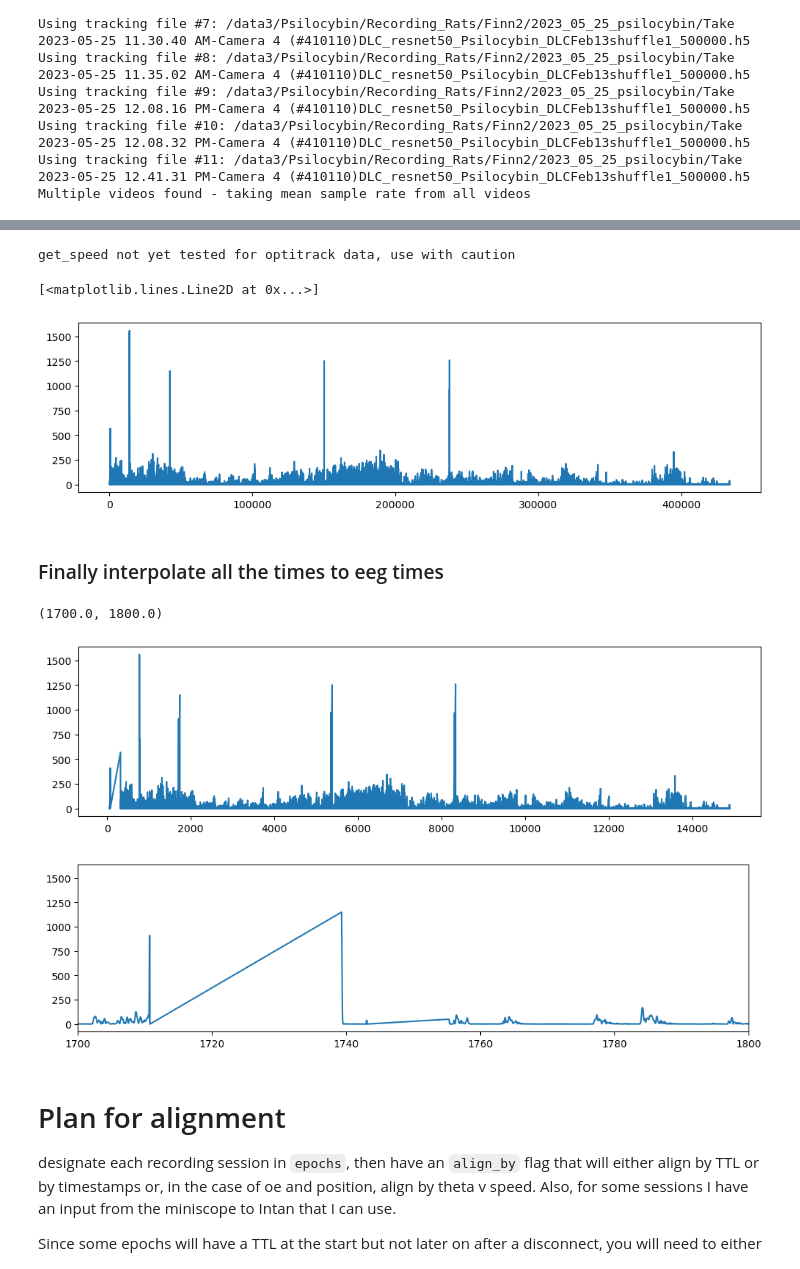
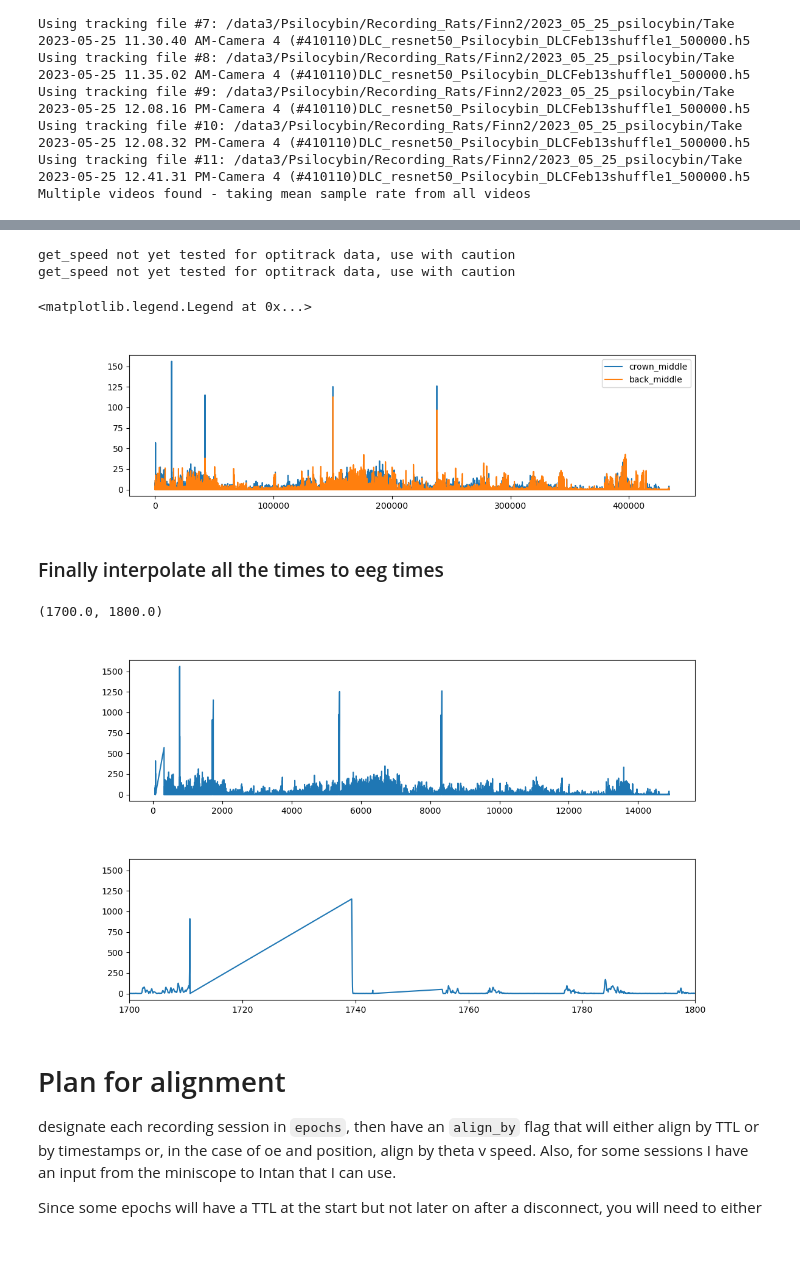
Before and after one commit to diba-lab/NeuroPy, a Jupyter notebook: notebooks/Image_ephys_dlc_alignment.ipynb, the cells around one changed output, grey strips where cells are left out. Drawn from its saved outputs; the diff is of its cells as text; code cells hidden in the pictures.

```diff
--- a/notebooks/Image_ephys_dlc_alignment.ipynb
+++ b/notebooks/Image_ephys_dlc_alignment.ipynb
@@ -103,3 +95,0 @@ array([-1,  1], dtype=int16)
-# %%
-sess.ttl_df = oeio.load_all_ttl_events(sess.basepath)
-sess.ttl_df
@@ -123,7 +99,7 @@ sess.ttl_df
 ### Need to use combination of .tak creation time and nframes to get actual start time in microseconds for Finn2. Will vary for each animal!
 Below has only second precision.
 # %%
-sess.dlc = DLC(sess.basepath)
+sess.dlc = DLC(sess.basepath, pix2cm=0.1)
 # %% [output]
 Using tracking file #1: /data3/Psilocybin/Recording_Rats/Finn2/2023_05_25_psilocybin/Take 2023-05-25 01.11.17 PM-Camera 4 (#410110)DLC_resnet50_Psilocybin_DLCFeb13shuffle1_500000.h5
 Using tracking file #2: /data3/Psilocybin/Recording_Rats/Finn2/2023_05_25_psilocybin/Take 2023-05-25 01.46.32 PM-Camera 4 (#410110)DLC_resnet50_Psilocybin_DLCFeb13shuffle1_500000.h5
@@ -166,14 +174,18 @@ sess.dlc.plot2d(bodyparts="crown_middle", lcutoff=0.9)
 # %%
 # Now plot speed data
-%matplotlib inline
+%matplotlib widget
 sess.dlc.smooth_pos()
 crown_speed = sess.dlc.get_speed(bodypart="crown_middle")
+mid_back_speed = sess.dlc.get_speed(bodypart="back_middle")
 _, ax = plt.subplots(figsize=(12, 3))
-ax.plot(crown_speed)
+ax.plot(crown_speed, label="crown_middle")
+ax.plot(mid_back_speed, label="back_middle")
+ax.legend()
 # %% [output]
 get_speed not yet tested for optitrack data, use with caution
+get_speed not yet tested for optitrack data, use with caution
-[<matplotlib.lines.Line2D at 0x...>]
+<matplotlib.legend.Legend at 0x...>
-[figure, old version]
+[figure, new version]
 # %% [markdown]
 ### Finally interpolate all the times to eeg times
 # %%
@@ -190,7 +202,6 @@ for rec in sess.sync["Recording"].unique():
 eeg_timestamps[~good_bool] = np.nan
 # %%
 # Now plot again - should see gaps in speed where recording stops that should be ignored
-%matplotlib inline
 _, ax = plt.subplots(figsize=(12, 3))
 ax.plot(eeg_timestamps, crown_speed)
 
@@ -199,8 +210,8 @@ ax.plot(eeg_timestamps, crown_speed)
 ax.set_xlim((1700, 1800))
 # %% [output]
 (1700.0, 1800.0)
-[figure, old version]
+[figure, new version]
-[figure, old version]
+[figure, new version]
 # %% [markdown]
 # Plan for alignment
 designate each recording session in `epochs`, then have an `align_by` flag that will either align by TTL or by timestamps or, in the case of oe and position, align by theta v speed.  Also, for some sessions I have an input from the miniscope to Intan that I can use.
```
Also changed, not shown: parts of 7 cells of this notebook.
